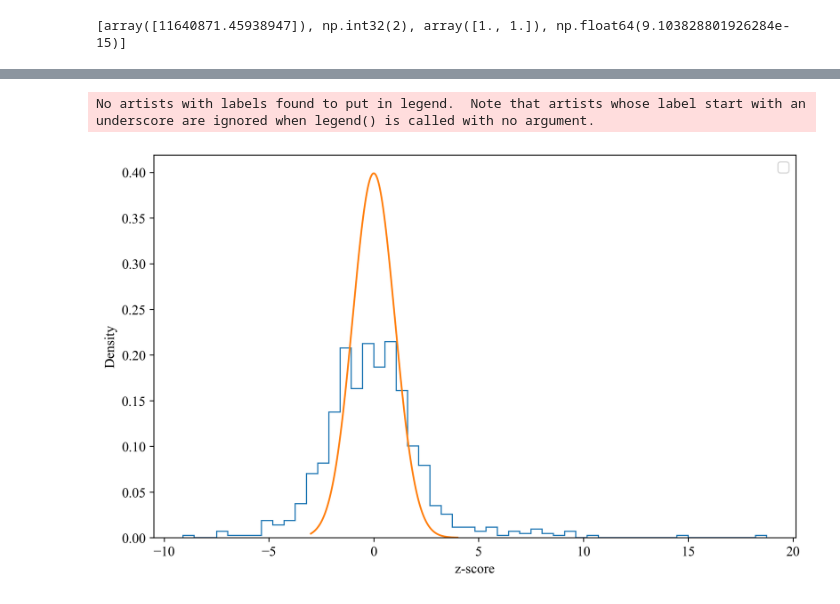
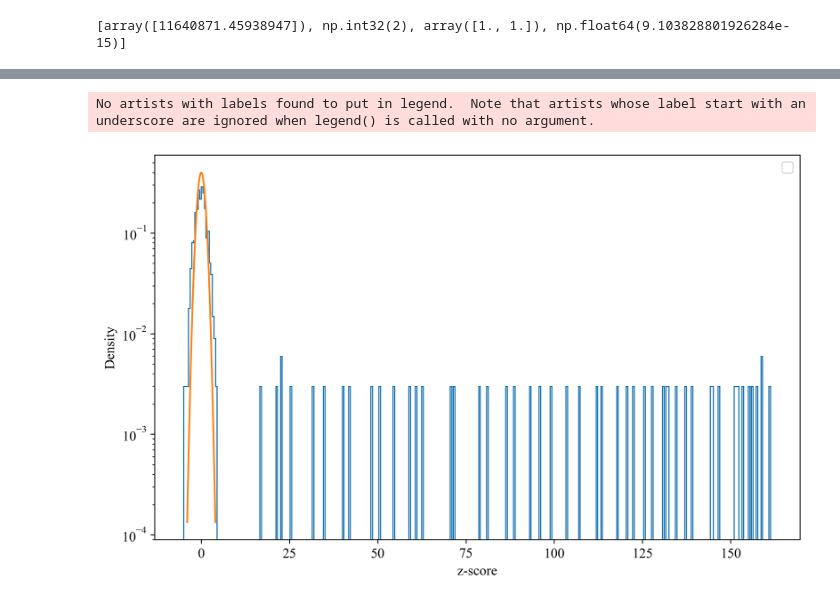
Before and after one commit to baron-de-montblanc/rfi_characterization, a Jupyter notebook: notebooks/mapper.ipynb, the cells around one changed output, grey strips where cells are left out. Drawn from its saved outputs; the diff is of its cells as text; code cells hidden in the pictures.

Commit message:
Added some plotting code for amp derivs and ratios.

```diff
--- a/notebooks/mapper.ipynb
+++ b/notebooks/mapper.ipynb
@@ -104,7 +104,7 @@ def chan_avg(ins):
 
 #Defining the data directory and night in file name
 data_dir = "Data"
-night = "109431_p3"
+night = "109336_p3"
 
 #Constructing datapath and constructing ins object using SSINS
 datapath = os.path.join(data_dir, night + "_SSINS_data.h5")
@@ -124,4 +124,3 @@ chan_name = 'TV7'
 #Extracting and averaging over the selected subband
 ins_subband, masked_ins, N_bl, N_freq = chan_select(ins, chan_name, TV_dict)
 time, amp = chan_avg(ins_subband)
-masked_time, masked_amp = chan_avg(masked_ins)
@@ -265,7 +270,7 @@ padded_amp[indices] = amp
 
 
 
-def rcos_diff(params, time, vis_amp, show_converg=False, penalty=10000):
+def rcos_diff(params, time, vis_amp, show_converg=False, penalty=5000):
 
     """
     The objective log-posterior function for MAP fitting of the SSINS time series
@@ -299,7 +304,7 @@ def rcos_diff(params, time, vis_amp, show_converg=False, penalty=10000):
       """
 
     #Defining the number of DPSS terms
-    N_terms=13
+    N_terms=20
 
     #Making our DPSS fit coefficients and emission parameters
     coeff = params[:N_terms]
@@ -348,7 +353,7 @@ def rcos_diff(params, time, vis_amp, show_converg=False, penalty=10000):
     prior_mean = np.mean(samples, axis=0)
     prior_cov = np.cov(samples.T)
 
-    prior_residual = coeff - prior_mean
+    prior_residual = coeff[:13] - prior_mean
 
 
     # Full prior construction for coefficients
@@ -357,7 +362,7 @@ def rcos_diff(params, time, vis_amp, show_converg=False, penalty=10000):
     log_prior_coeff = -0.5 * (
         alpha @ alpha +
         2 * np.sum(np.log(np.diag(L))) +
-        N_terms * np.log(2*np.pi)
+        13 * np.log(2*np.pi)
     )
 
 
@@ -397,20 +402,21 @@ def rcos_diff(params, time, vis_amp, show_converg=False, penalty=10000):
 smooth_time = smooth_time - np.min(smooth_time[np.isfinite(smooth_time)])
 
 #Setting the number of DPSS terms
-N_terms=13
+N_terms=20
 
 #Initializes minimum objective function for our probing and corresponding fit
 min_prob = 1e9
 min_fit = 0
+emit_test_range = 1
 
 #Constructing the emissions looper
-for num_emissions in range(0, 2+1):
+for num_emissions in range(0, emit_test_range+1):
 
     print(f"Testing {num_emissions} emissions.")
 
     #initializing log probability and fits
     log_prob = np.array([])
-    time_fits = np.empty((0, 13 + 3*num_emissions))
+    time_fits = np.empty((0, N_terms + 3*num_emissions))
 
     #Constructing the divisions/seeds in the time grid
     divs = 10
@@ -432,7 +438,7 @@ for num_emissions in range(0, 2+1):
             emit_array = np.concatenate((emit_array, [np.mean(theta_0[0]), combos[x, j], np.mean(theta_0[2])]))
 
         #Initial guess (DPSS coeffs + emit params)
-        p0 = np.concatenate((np.mean(samples, axis=0), emit_array))
+        p0 = np.concatenate((np.mean(samples, axis=0), np.zeros(shape=(N_terms-13, )), emit_array))
 
         #Bounds -- in the case of the time loc for emissions, this also implements a flat prior
         bounds = (
@@ -447,7 +453,7 @@ for num_emissions in range(0, 2+1):
             bounds=bounds,
             method='Nelder-Mead',
             options={
-                'maxfev': 500,
+                'maxfev': 1000,
                 'adaptive': True,
                 'xatol': 1e-6,
                 'fatol': 1e-5
@@ -470,10 +476,10 @@ for num_emissions in range(0, 2+1):
 
 ##Constructing our best guess after cycling through all seed combos and emission numbers
 p0 = min_fit
-num_emissions = int((len(p0) - 13)/3)
+num_emissions = int((len(p0) - N_terms)/3)
 bounds = (
             [(-1e5, 1e5)] * N_terms +
-            ([(theta_0[0].min(), theta_0[0].max()), (0, smooth_time.max()), (theta_0[2].min(), smooth_time.max())] * num_emissions)
+            ([(0, None), (0, smooth_time.max()), (0, smooth_time.max())] * num_emissions)
         )
 
 ##Doing a proper long minimization
@@ -534,7 +540,7 @@ def rcos_model(time, *params, show='all'):
     Returns:
         background + emission, background only, or emission only, depending on the value of show.
     """
-    N_terms=13
+    N_terms=20
     coeff = params[:N_terms]
     theta = params[N_terms:]
 
@@ -562,7 +568,7 @@ def rcos_model(time, *params, show='all'):
     elif show == 'background':
         return background
 
-print(rcos_fit[N_terms:])
+print(rcos_fit)
 plt.style.use('default')
 plt.rcParams.update({'font.size': 12,
                      'font.family': 'serif',
@@ -624,19 +667,19 @@ plt.show()
 # %%
-z_scores = (padded_amp - rcos_model(smooth_time, *rcos_fit, show='all'))/(np.sqrt((4/np.pi-1)/N_bl/N_freq)*rcos_model(smooth_time, *rcos_fit, show='background'))
+z_scores = (padded_amp - rcos_model(smooth_time, *rcos_fit, show='background'))/(np.sqrt((4/np.pi-1)/N_bl/N_freq)*rcos_model(smooth_time, *rcos_fit, show='background'))
 z_scores = z_scores[np.isfinite(z_scores)]
 
-x = np.linspace(-3, 4, 1000)
+x = np.linspace(-4, 4, 1000)
 
 
 plt.figure(figsize=(10, 6), dpi=300)
 plt.xlabel("z-score")
 #plt.plot(smooth_time*60*24, rcos_model(smooth_time, *rcos_fit, show='emit'), color='orange', alpha=1, label = 'Emissions')
 plt.ylabel("Density")
 plt.hist(z_scores, bins='auto', histtype='step', density=True)
 plt.plot(x, np.exp(-x**2/2)/np.sqrt(2*np.pi))
-plt.yscale('linear')
+plt.yscale('log')
 plt.legend()
 plt.show()
 # %% [output]
 No artists with labels found to put in legend.  Note that artists whose label start with an underscore are ignored when legend() is called with no argument.
-[figure, old version]
+[figure, new version]
```
Also changed, not shown: parts of 5 cells of this notebook.
